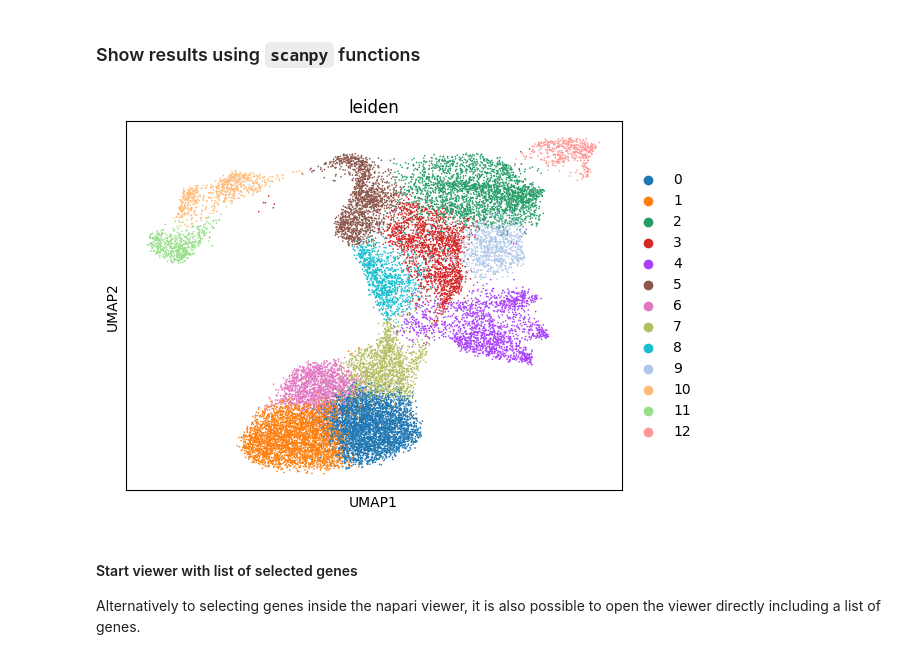
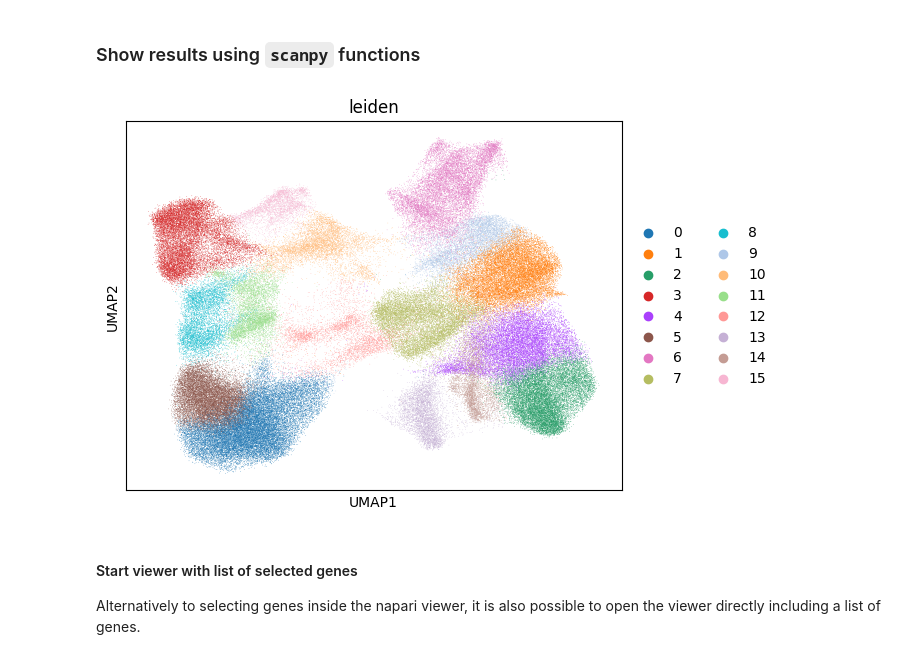
Before and after one commit to b-lemke98/InSituPy-1, a Jupyter notebook: notebooks/03_InSituPy_demo_analyze.ipynb, the cells around one changed output. Drawn from its saved outputs; the diff is of its cells as text; code cells hidden in the pictures.

```diff
--- a/notebooks/03_InSituPy_demo_analyze.ipynb
+++ b/notebooks/03_InSituPy_demo_analyze.ipynb
@@ -278,8 +179,8 @@ Leiden clustering...
 # %% [markdown]
 ### Show results using `scanpy` functions
 # %%
-sc.pl.umap(xd_cropped.cells.matrix, color="leiden")
+sc.pl.umap(xd.cells.matrix, color="leiden")
 # %% [output]
-[figure, old version]
+[figure, new version]
 # %%
 # show cropped data
```
Also changed, not shown: parts of 34 cells of this notebook, 15 other files.
